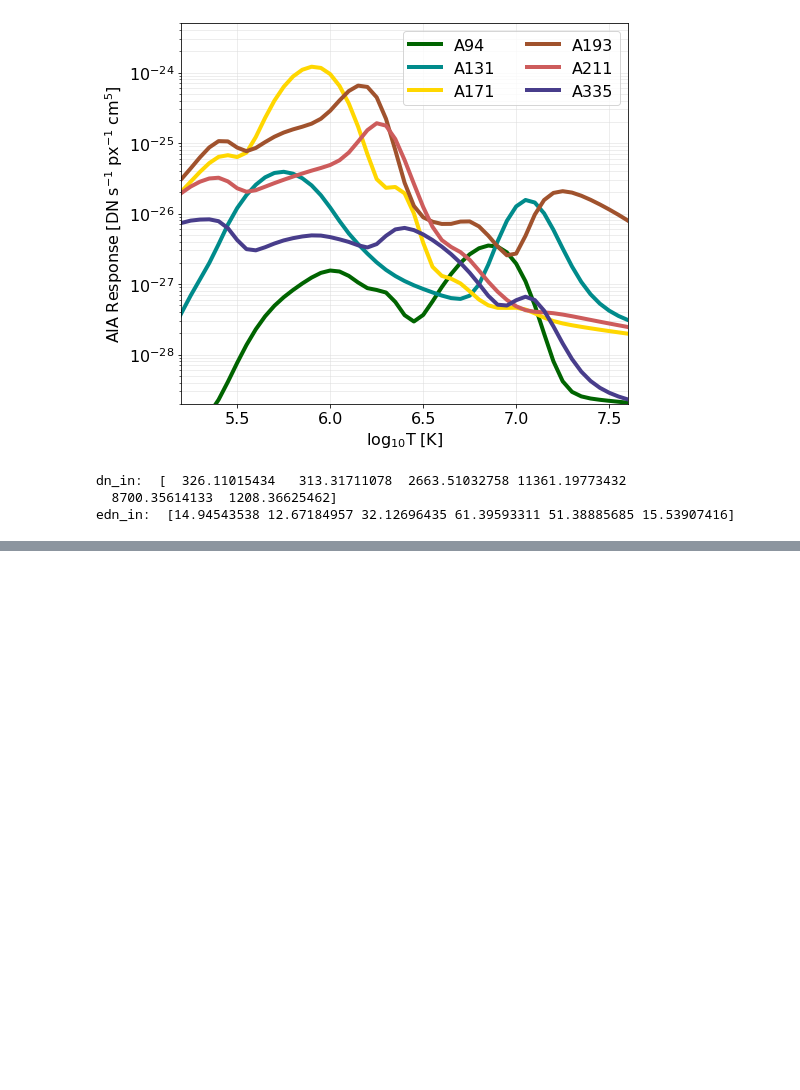
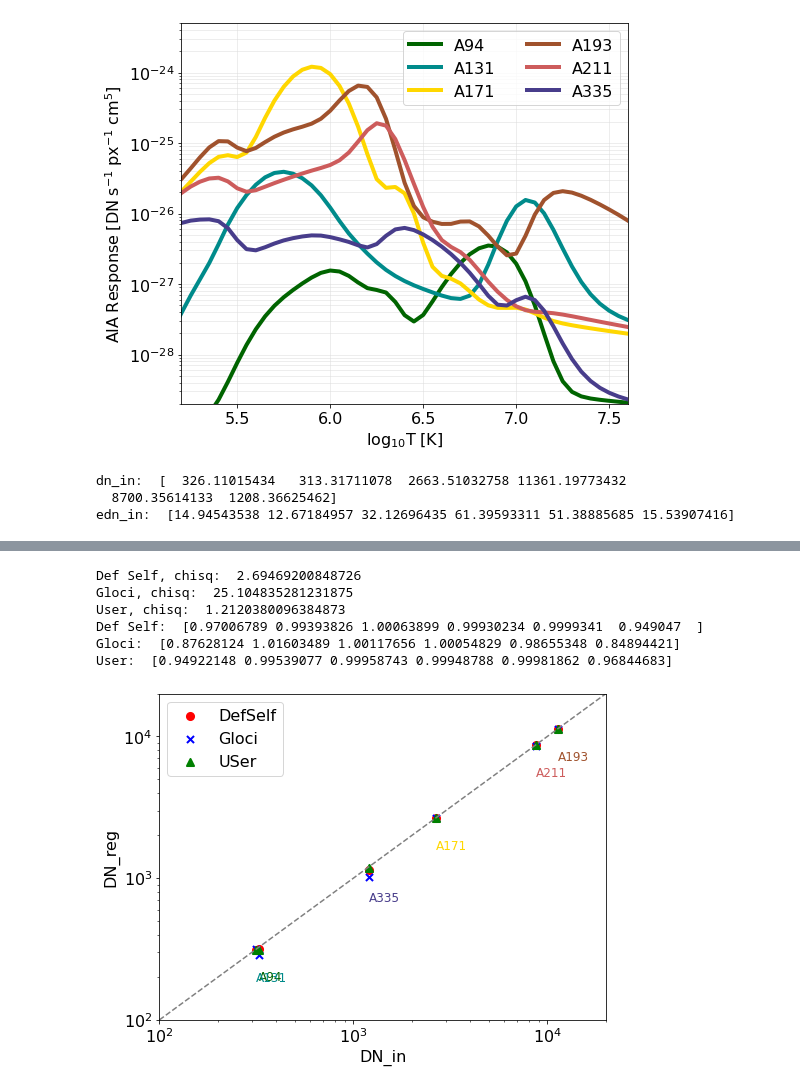
Before and after one commit to ianan/demreg, a Jupyter notebook: python/example_demregpy_aiasyn.ipynb, the cells around one changed output, grey strips where cells are left out. Drawn from its saved outputs; the diff is of its cells as text; code cells hidden in the pictures; blank space fills up the shorter version.

```diff
--- a/python/example_demregpy_aiasyn.ipynb
+++ b/python/example_demregpy_aiasyn.ipynb
@@ -161,0 +170,35 @@ plt.show()
+# %%
+#  How well did they actually do?
+print('Def Self, chisq: ',chisq0) # Not bad....
+print('Gloci, chisq: ',chisq1) # Worse of 3 but expected as just working with AIA filters here
+print('User, chisq: ',chisq2) # Know the answer so unsurprising this LWght gives best answer!
+
+print('Def Self: ',dn_reg0/dn_in)
+print('Gloci: ',dn_reg1/dn_in)
+print('User: ',dn_reg2/dn_in)
+
+fig,ax = plt.subplots(figsize=(8, 6))
+plt.scatter(dn_in,dn_reg0,color='red',marker='o',s=50,lw=2,label='DefSelf')
+plt.scatter(dn_in,dn_reg1,color='blue',marker='x',s=50,lw=2,label='Gloci')
+plt.scatter(dn_in,dn_reg2,color='green',marker='^',s=50,lw=2,label='USer')
+for i, lab in enumerate(trin['channels']):
+    ax.annotate(lab, (dn_in[i], 0.6*dn_reg0[i]),color=clrs[i],fontsize=12)
+plt.xlabel('DN_in')
+plt.ylabel('DN_reg')
+xyrang=[1e2,2e4]
+plt.plot(xyrang,xyrang,color='grey',ls='dashed')
+plt.ylim(xyrang)
+plt.xlim(xyrang)
+plt.rcParams.update({'font.size': 16})
+plt.yscale('log')
+plt.xscale('log')
+plt.legend()
+plt.show()
+# %% [output]
+Def Self, chisq:  2.69469200848726
+Gloci, chisq:  25.104835281231875
+User, chisq:  1.2120380096384873
+Def Self:  [0.97006789 0.99393826 1.00063899 0.99930234 0.9999341  0.949047  ]
+Gloci:  [0.87628124 1.01603489 1.00117656 1.00054829 0.98655348 0.84894421]
+User:  [0.94922148 0.99539077 0.99958743 0.99948788 0.99981862 0.96844683]
+[figure, added]
```
Also changed, not shown: parts of 9 cells of this notebook, 9 other files.
